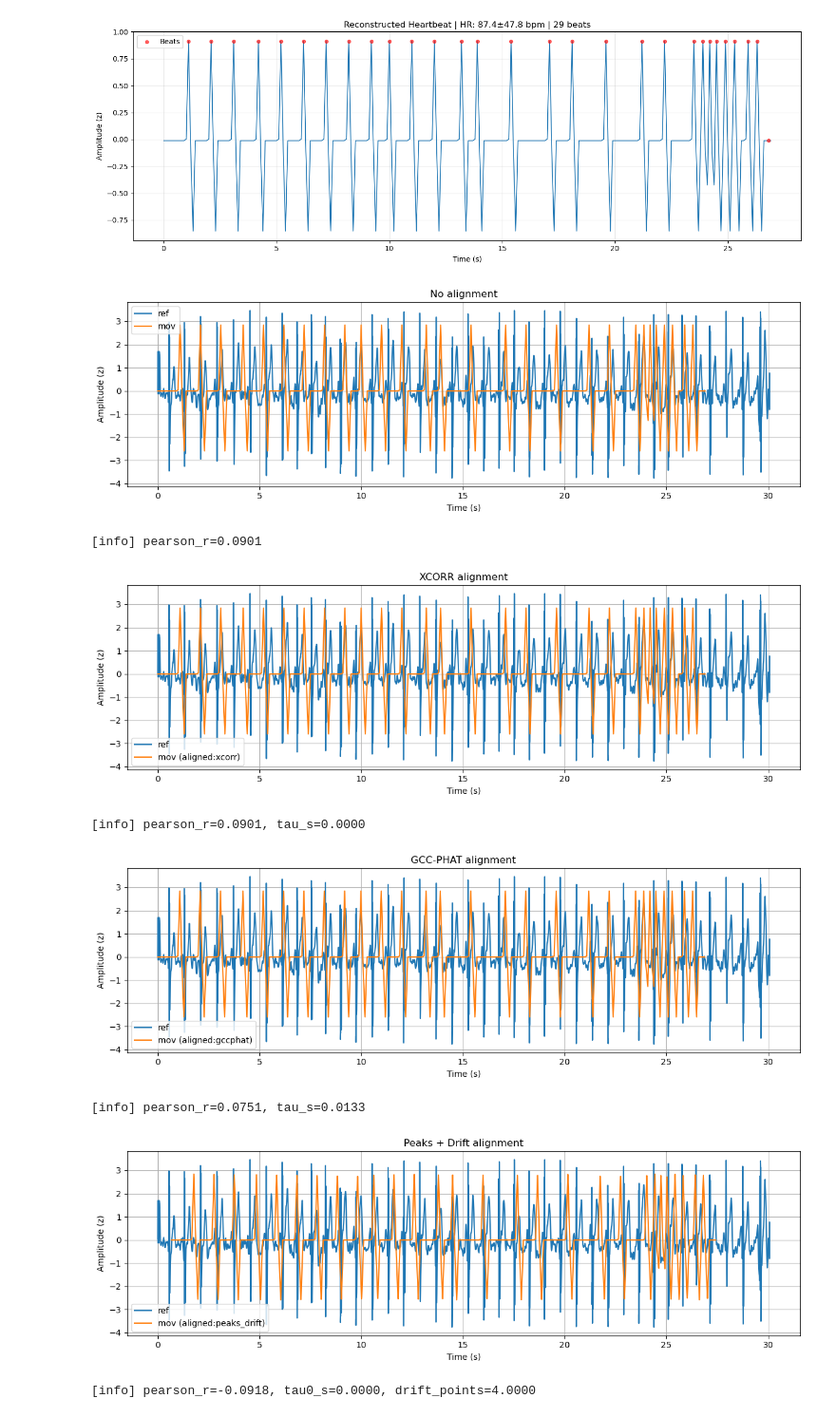
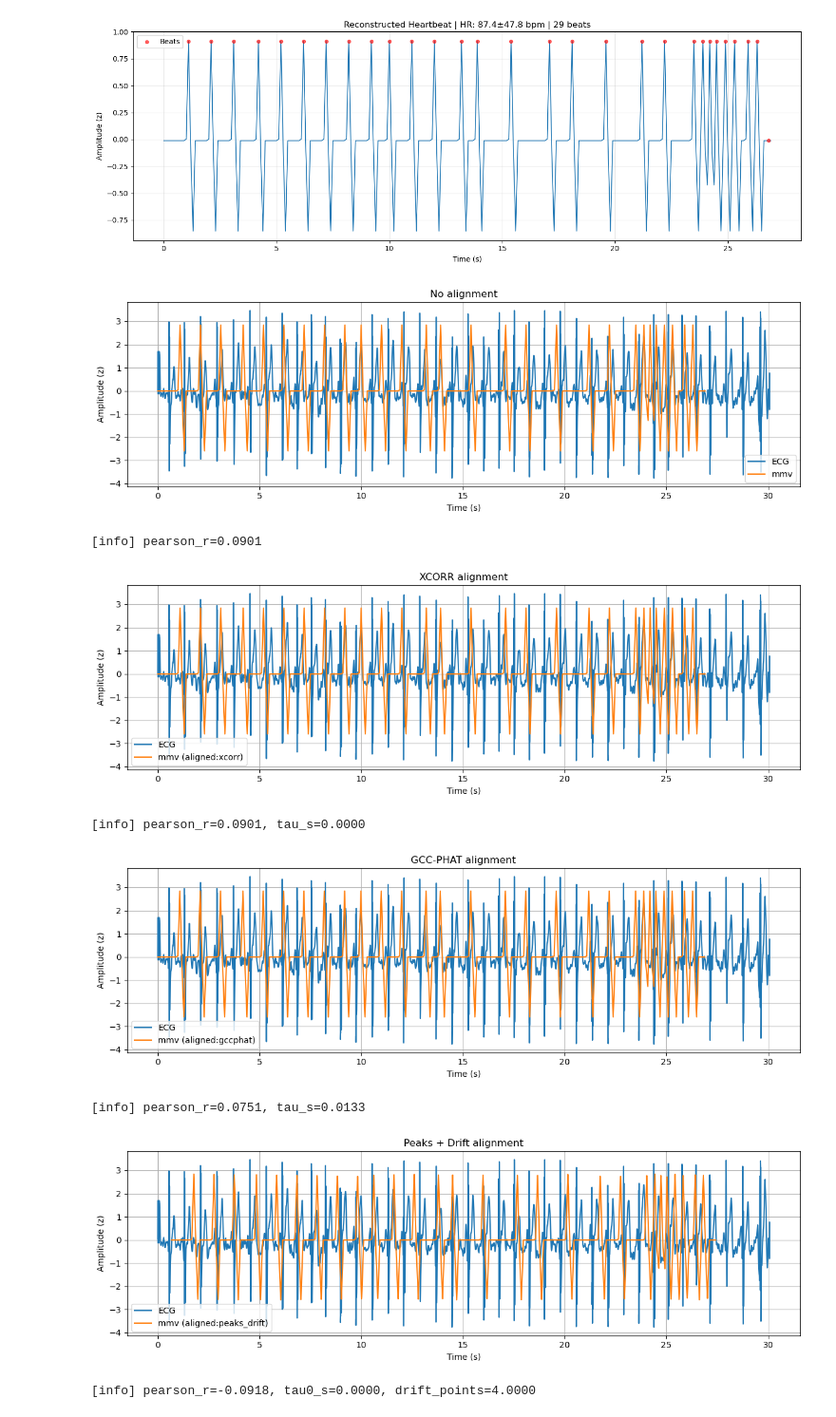
Before and after one commit to seannnnnn1017/radar-heartbeat-detection, a Jupyter notebook: experiment/strandard_process.ipynb, the cells around one changed output. Shown at 95% size. Cells and saved outputs as stored; diff of their text form; code cells hidden in the pictures.

```diff
--- a/experiment/strandard_process.ipynb
+++ b/experiment/strandard_process.ipynb
@@ -1388,22 +1388,22 @@ def combine_plots(
 # %%
 # =========================
 # 使用示例
 # =========================
 
 
 # 原版：不對齊
-combine_plots(df_ecg_fixed, df_reconstructed, title="No alignment", label1="ref", label2="mov", method=None)
+combine_plots(df_ecg_fixed, df_reconstructed, title="No alignment", label1="ECG", label2="mmv", method=None, )
 
 # XCORR
-combine_plots(df_ecg_fixed, df_reconstructed, title="XCORR alignment", label1="ref", label2="mov", method="xcorr")
+combine_plots(df_ecg_fixed, df_reconstructed, title="XCORR alignment", label1="ECG", label2="mmv", method="xcorr")
 
 # GCC-PHAT
-combine_plots(df_ecg_fixed, df_reconstructed, title="GCC-PHAT alignment", label1="ref", label2="mov", method="gccphat")
+combine_plots(df_ecg_fixed, df_reconstructed, title="GCC-PHAT alignment", label1="ECG", label2="mmv", method="gccphat")
 
 # Peaks + Drift
-combine_plots(df_ecg_fixed, df_reconstructed, title="Peaks + Drift alignment", label1="ref", label2="mov", method="peaks_drift")
+combine_plots(df_ecg_fixed, df_reconstructed, title="Peaks + Drift alignment", label1="ECG", label2="mmv", method="peaks_drift")
 # %% [output]
-[figure, old version]
+[figure, new version]
 [info] pearson_r=0.0901
 [figure]
 [info] pearson_r=0.0901, tau_s=0.0000
```
Also changed, not shown: parts of 2 cells of this notebook, 5 other files.
